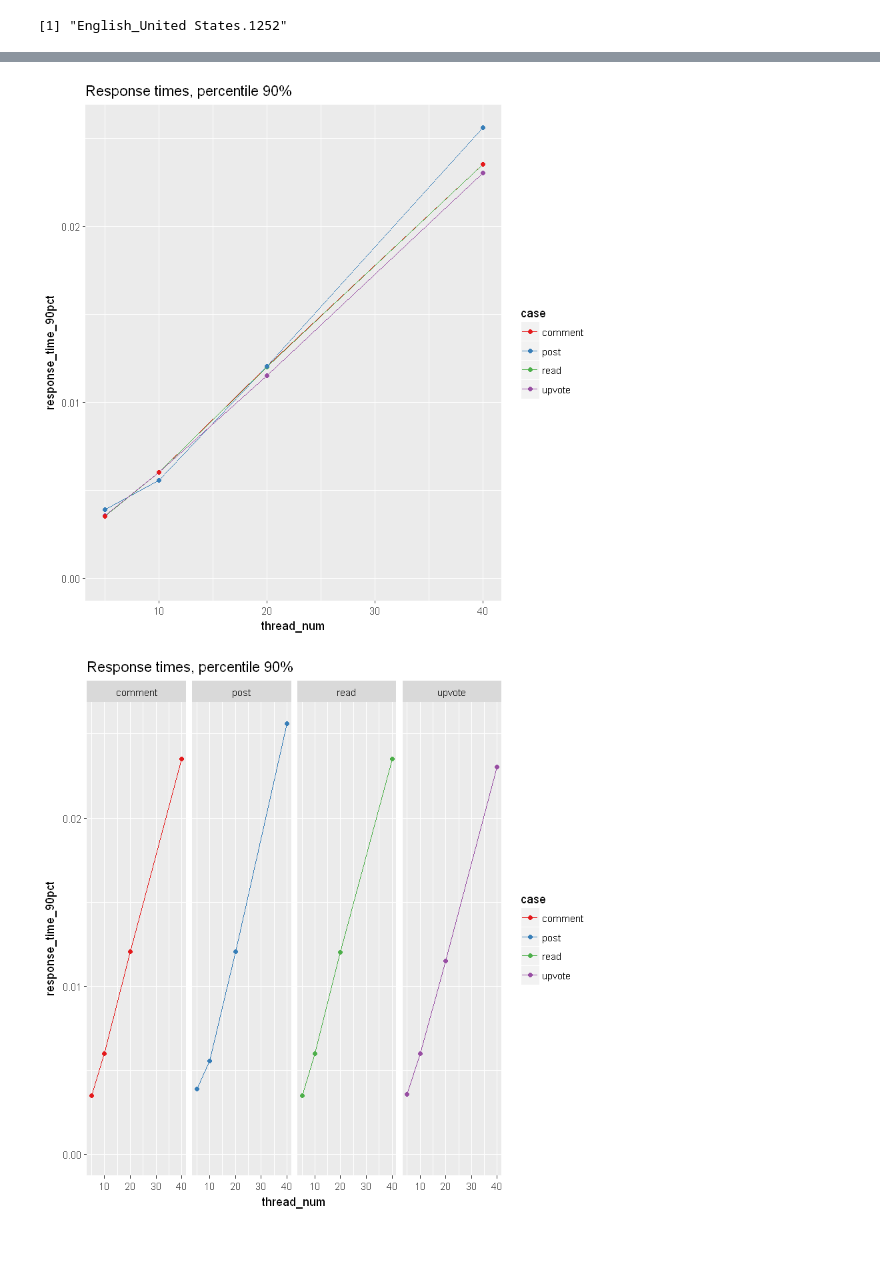
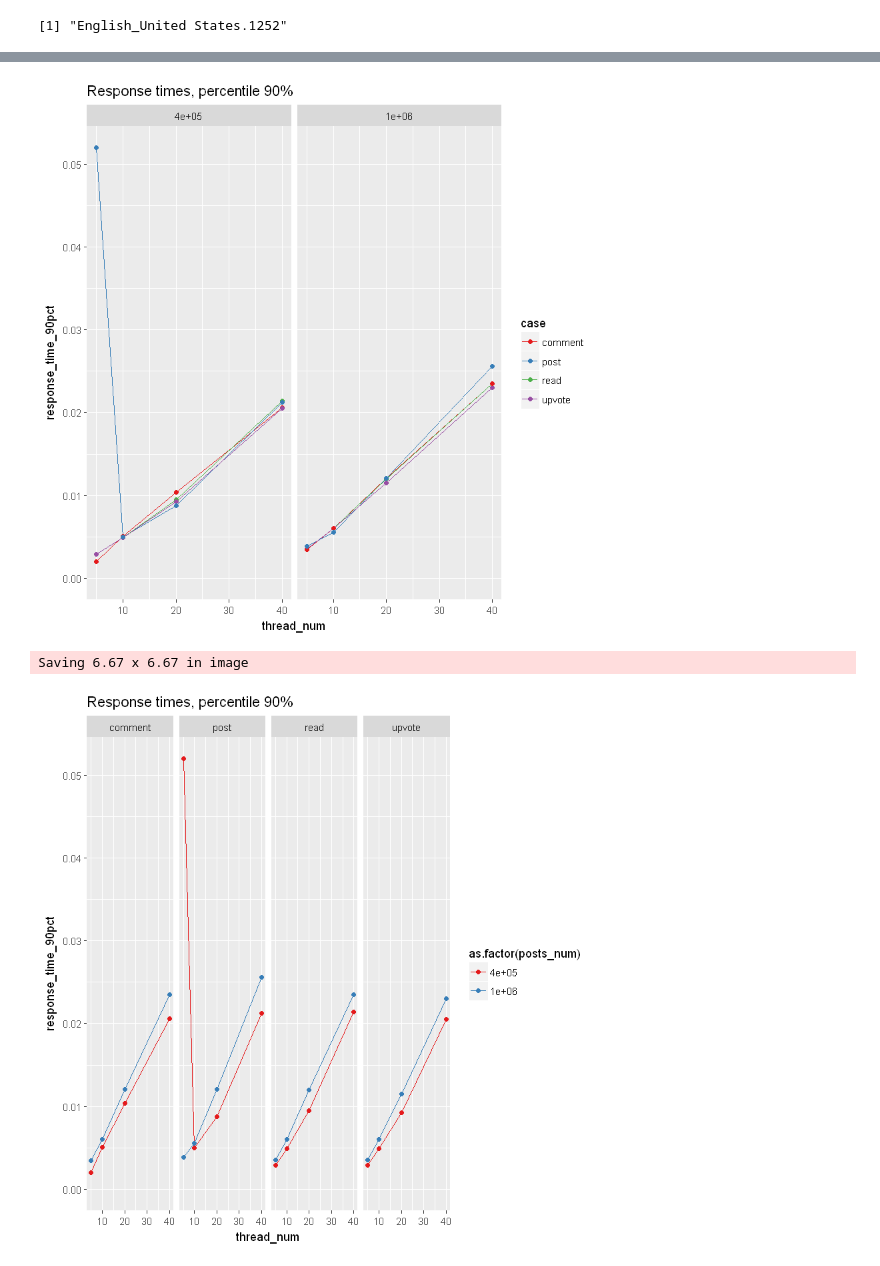
Before and after one commit to Alexander-Minyushkin/mongobch, a Jupyter notebook: report/windows_local.ipynb, the cells around one changed output, grey strips where cells are left out. Drawn from its saved outputs; the diff is of its cells as text; code cells hidden in the pictures.

```diff
--- a/report/windows_local.ipynb
+++ b/report/windows_local.ipynb
@@ -14,18 +14,22 @@ options(stringsAsFactors = FALSE)
 # %% [output]
 [1] "English_United States.1252"
 # %%
-raw <- fread('grep Thread ..\\logs\\win_local_bench.log',
+raw <- fread('grep Thread ..\\logs\\win_local_bench*',
              sep=",",
              col.names=c("time", "response_time", "case", "thread", "label"))
 
 
 tidy <- data.table(raw, do.call(rbind, strsplit(raw$label,"-")))
 
+setnames(tidy, "V2", "posts_num")
 setnames(tidy, "V3", "thread_num")
 
+
 tidy$thread_num <- as.numeric(tidy$thread_num)
+tidy$posts_num <- as.numeric(tidy$posts_num)
 
-tidy$time <- as.POSIXct(tidy$time, tz="", format="%Y-%m-%d %H:%M:%OS")
+tidy$time <- as.POSIXct(sapply(strsplit(tidy$time, ":"), function(x){ paste(x[2:4], collapse=":")}), tz="", format="%Y-%m-%d %H:%M:%OS")
 
 head(tidy)
+tail(tidy)
 # %% [output]
@@ -48,18 +59,23 @@ head(tidy)
 # %%
-  ggplot(data = tidy[case != "finished"][case != "started"][,list(response_time_90pct = quantile(response_time, 0.9)), by="case,thread_num"],
+  ggplot(data = tidy[case != "finished"][case != "started"][,list(response_time_90pct = quantile(response_time, 0.9)),
+                                                            by="case,thread_num,posts_num"],
          aes(x=thread_num,
              y=response_time_90pct,
              group=case,
-             colour=case)) + ylim(0,NA)+ scale_color_brewer(palette="Set1") +
+             colour=case)) + ylim(0,NA)+ scale_color_brewer(palette="Set1") + facet_grid( . ~ posts_num ) +
     geom_line() + geom_point() + ggtitle(paste0("Response times, percentile 90%"))
 # %% [output]
-[figure, old version]
+[figure, new version]
 # %%
- ggplot(data = tidy[case != "finished"][case != "started"][,list(response_time_90pct = quantile(response_time, 0.9)), by="case,thread_num"],
+ ggplot(data = tidy[case != "finished"][case != "started"][,list(response_time_90pct = quantile(response_time, 0.9)),
+                                                           by="case,thread_num,posts_num"],
          aes(x=thread_num,
              y=response_time_90pct,
-             group=case,
-             colour=case)) + ylim(0,NA)+ scale_color_brewer(palette="Set1") + facet_grid( . ~ case ) +
+             group=as.factor(posts_num),
+             colour=as.factor(posts_num))) + ylim(0,NA)+ scale_color_brewer(palette="Set1") + facet_grid( . ~ case ) +
     geom_line() + geom_point()+ ggtitle(paste0("Response times, percentile 90%"))
+
+ggsave("resp_time.png")
 # %% [output]
+Saving 6.67 x 6.67 in image
-[figure, old version]
+[figure, new version]
```
Also changed, not shown: parts of 3 cells of this notebook, 11 other files.
